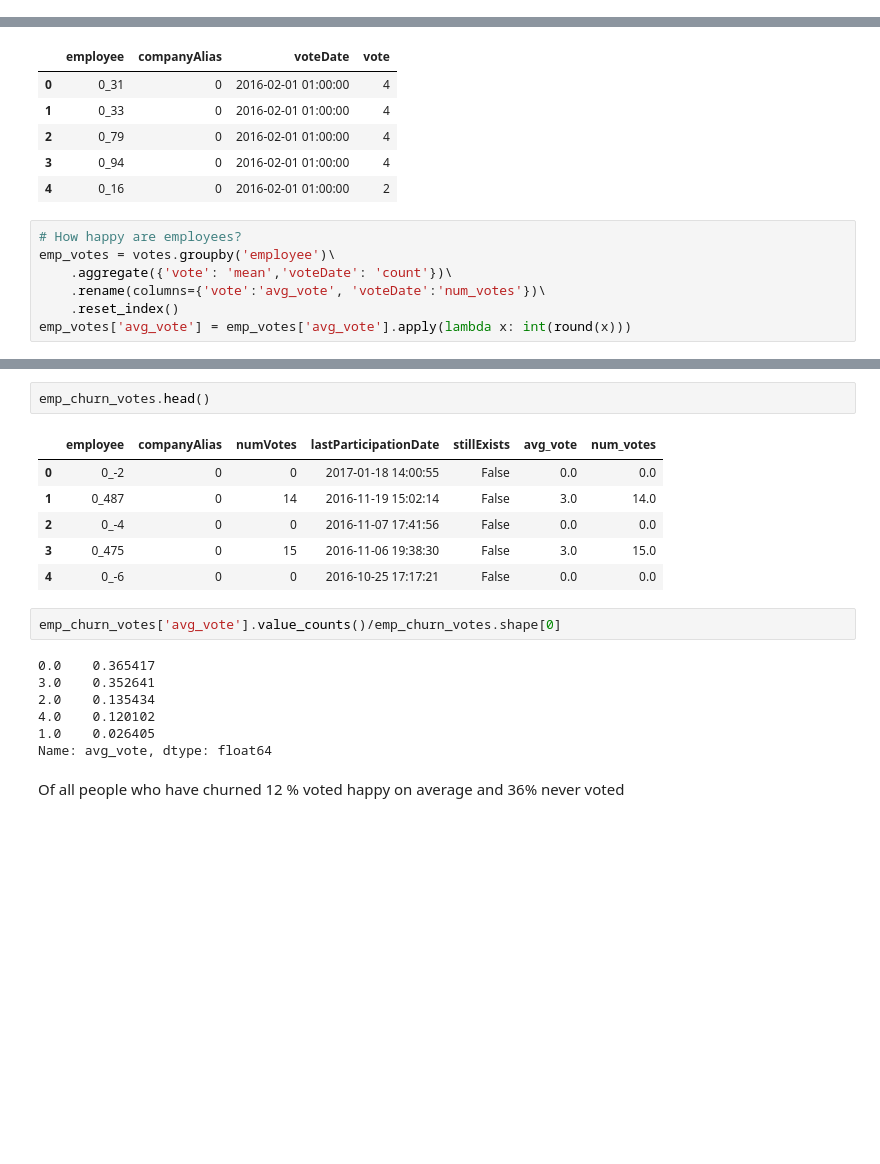
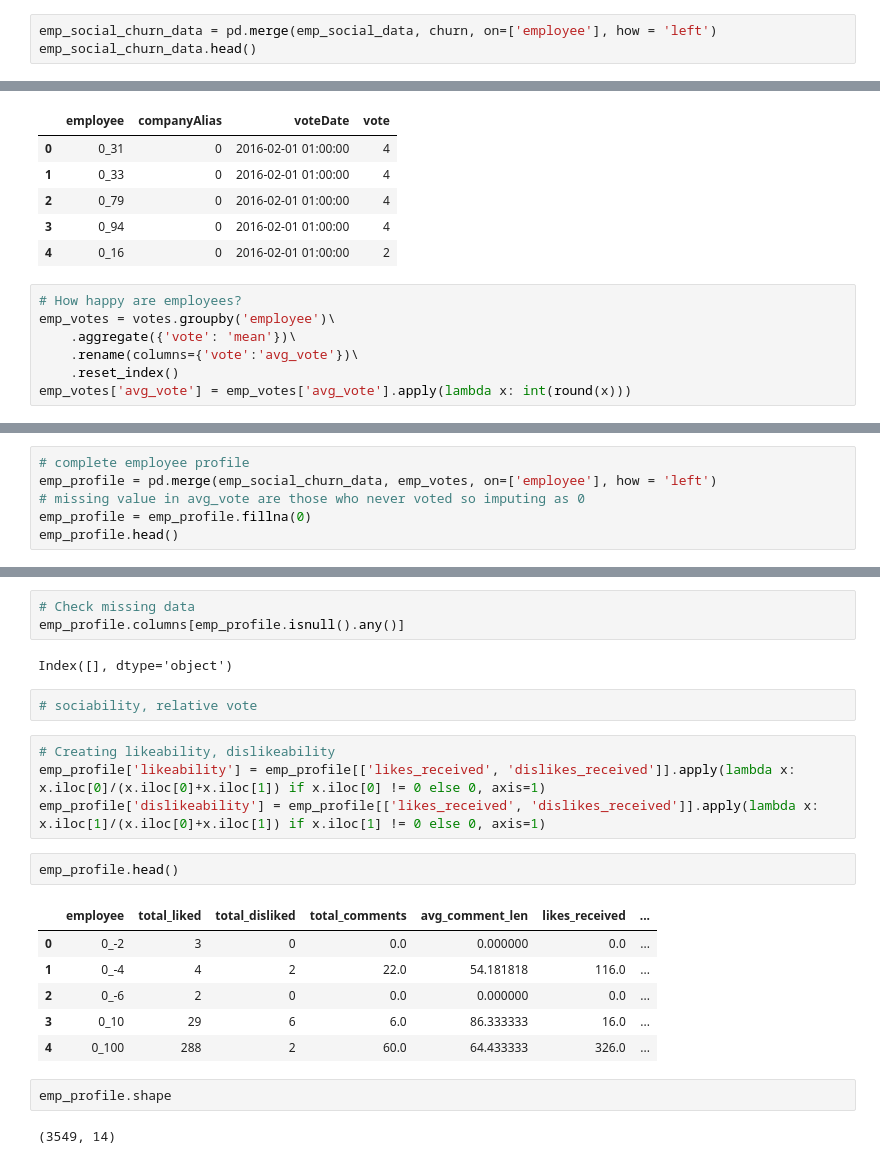
Before and after one commit to shubhanshu-gupta/employee-happiness, a Jupyter notebook: HowBA_FinalProject.ipynb, the cells around one changed output, grey strips where cells are left out. Drawn from its saved outputs; the diff is of its cells as text; blank space fills up the shorter version.

Commit message:
Added new features and created master data

```diff
--- a/HowBA_FinalProject.ipynb
+++ b/HowBA_FinalProject.ipynb
@@ -125,0 +148,3 @@ emp_social_data = emp_social_data.fillna(0)
+# %%
+emp_social_churn_data = pd.merge(emp_social_data, churn, on=['employee'], how = 'left')
+emp_social_churn_data.head()
@@ -135,8 +167,8 @@ votes.head()
 # %%
 # How happy are employees?
 emp_votes = votes.groupby('employee')\
-    .aggregate({'vote': 'mean','voteDate': 'count'})\
-    .rename(columns={'vote':'avg_vote', 'voteDate':'num_votes'})\
+    .aggregate({'vote': 'mean'})\
+    .rename(columns={'vote':'avg_vote'})\
     .reset_index()
 emp_votes['avg_vote'] = emp_votes['avg_vote'].apply(lambda x: int(round(x)))
 # %%
@@ -159,0 +183,6 @@ emp_churn_votes['num_votes'] = emp_churn_votes['num_votes'].fillna(0)
+# %%
+# complete employee profile
+emp_profile = pd.merge(emp_social_churn_data, emp_votes, on=['employee'], how = 'left')
+# missing value in avg_vote are those who never voted so imputing as 0
+emp_profile = emp_profile.fillna(0)
+emp_profile.head()
@@ -160,20 +196,24 @@ emp_churn_votes['num_votes'] = emp_churn_votes['num_votes'].fillna(0)
+# %%
+# Check missing data
+emp_profile.columns[emp_profile.isnull().any()]
+# %% [output]
+Index([], dtype='object')
+# %%
+# sociability, relative vote
+# %%
+# Creating likeability, dislikeability
+emp_profile['likeability'] = emp_profile[['likes_received', 'dislikes_received']].apply(lambda x: x.iloc[0]/(x.iloc[0]+x.iloc[1]) if x.iloc[0] != 0 else 0, axis=1)
+emp_profile['dislikeability'] = emp_profile[['likes_received', 'dislikes_received']].apply(lambda x: x.iloc[1]/(x.iloc[0]+x.iloc[1]) if x.iloc[1] != 0 else 0, axis=1)
 # %%
-emp_churn_votes.head()
+emp_profile.head()
 # %% [output]
-|  | employee | companyAlias | numVotes | lastParticipationDate | stillExists | avg_vote | num_votes |
-| 0 | 0_-2 | 0 | 0 | 2017-01-18 14:00:55 | False | 0.0 | 0.0 |
-| 1 | 0_487 | 0 | 14 | 2016-11-19 15:02:14 | False | 3.0 | 14.0 |
-| 2 | 0_-4 | 0 | 0 | 2016-11-07 17:41:56 | False | 0.0 | 0.0 |
-| 3 | 0_475 | 0 | 15 | 2016-11-06 19:38:30 | False | 3.0 | 15.0 |
-| 4 | 0_-6 | 0 | 0 | 2016-10-25 17:17:21 | False | 0.0 | 0.0 |
+|  | employee | total_liked | total_disliked | total_comments | avg_comment_len | likes_received | ... |
+| 0 | 0_-2 | 3 | 0 | 0.0 | 0.000000 | 0.0 | ... |
+| 1 | 0_-4 | 4 | 2 | 22.0 | 54.181818 | 116.0 | ... |
+| 2 | 0_-6 | 2 | 0 | 0.0 | 0.000000 | 0.0 | ... |
+| 3 | 0_10 | 29 | 6 | 6.0 | 86.333333 | 16.0 | ... |
+| 4 | 0_100 | 288 | 2 | 60.0 | 64.433333 | 326.0 | ... |
-# %%
-emp_churn_votes['avg_vote'].value_counts()/emp_churn_votes.shape[0]
-# %% [output]
-0.0    0.365417
-3.0    0.352641
-2.0    0.135434
-4.0    0.120102
-1.0    0.026405
-Name: avg_vote, dtype: float64
-# %% [markdown]
-Of all people who have churned 12 % voted happy on average and 36% never voted
+# %%
+emp_profile.shape
+# %% [output]
+(3549, 14)
```
Also changed, not shown: parts of 14 cells of this notebook.
